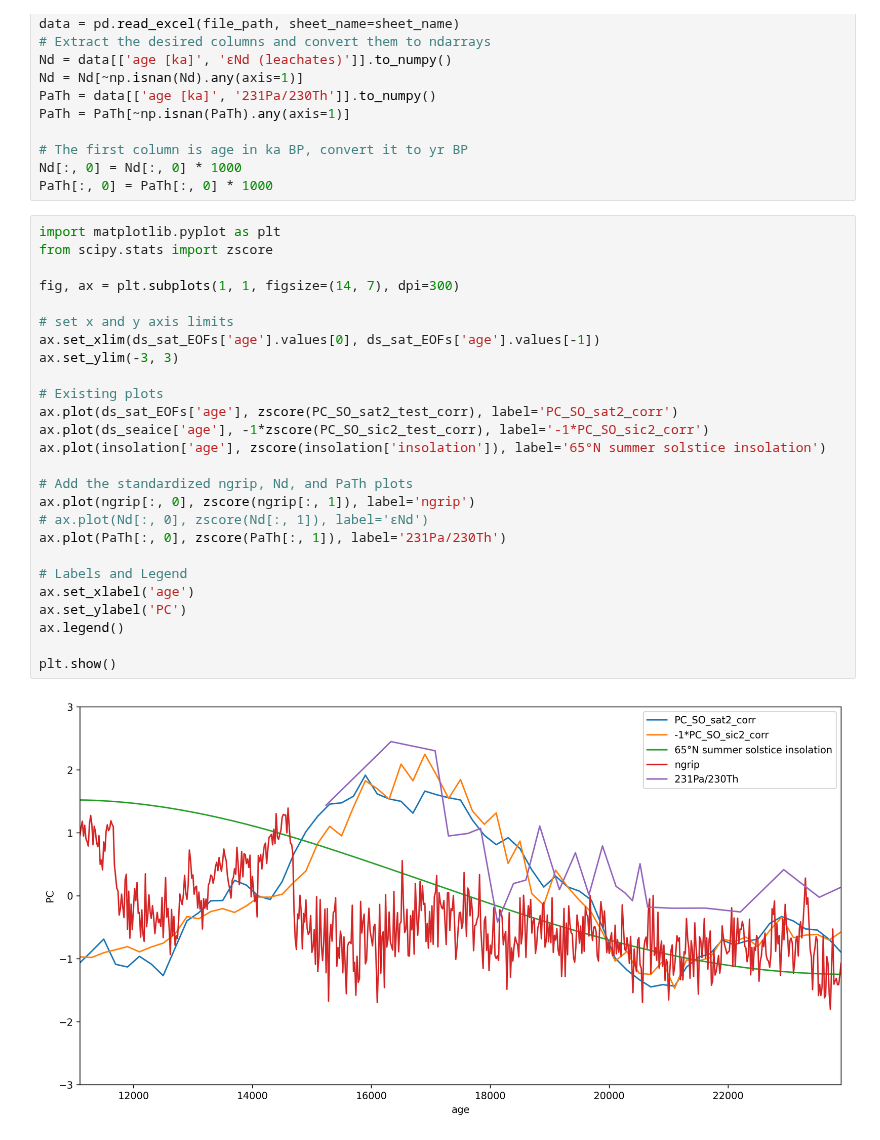
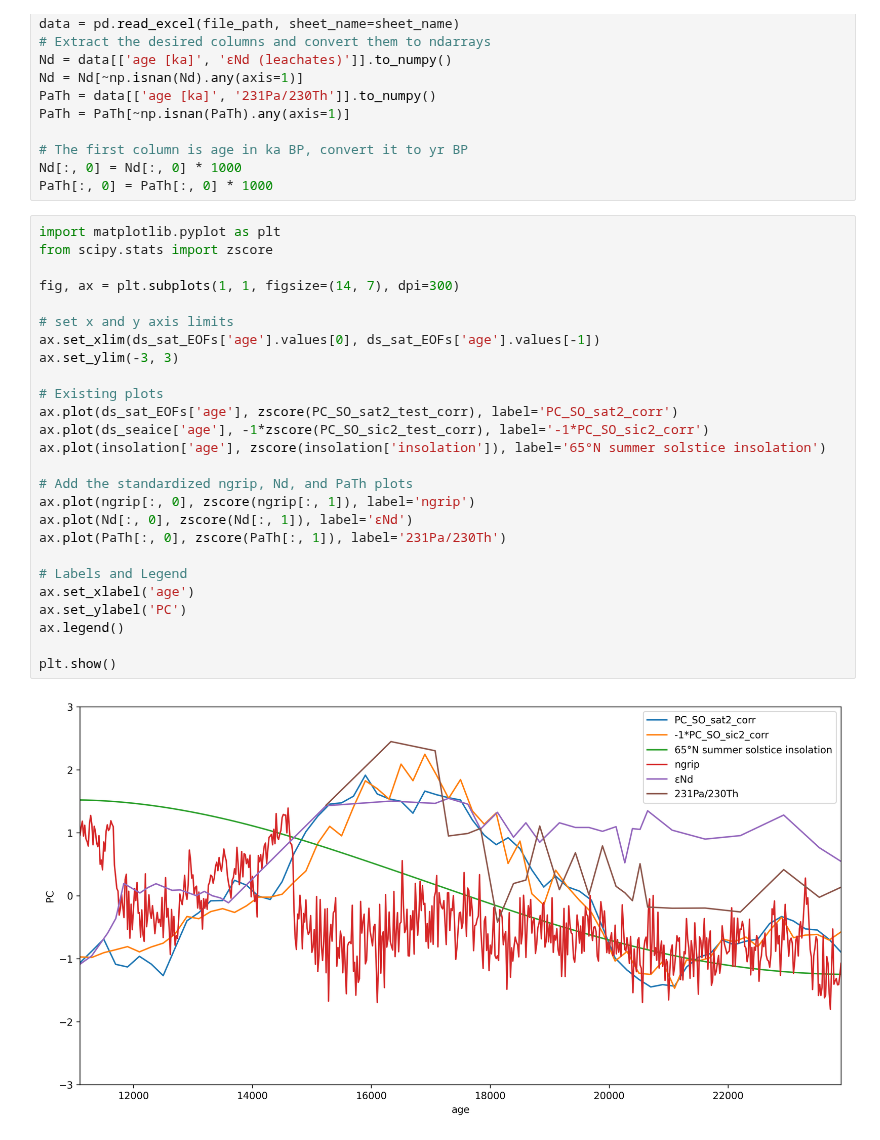
Before and after one commit to Peisong-Zheng/Last_deglaciation, a Jupyter notebook: Compare_PCs_Proxies.ipynb, the cells around one changed output. Saved outputs shown, nothing was run; the diff lists cells and outputs as text.

```diff
--- a/Compare_PCs_Proxies.ipynb
+++ b/Compare_PCs_Proxies.ipynb
@@ -71,28 +71,28 @@ PaTh[:, 0] = PaTh[:, 0] * 1000
 # %%
 import matplotlib.pyplot as plt
 from scipy.stats import zscore
 
 fig, ax = plt.subplots(1, 1, figsize=(14, 7), dpi=300)
 
 # set x and y axis limits
 ax.set_xlim(ds_sat_EOFs['age'].values[0], ds_sat_EOFs['age'].values[-1])
 ax.set_ylim(-3, 3)
 
 # Existing plots
 ax.plot(ds_sat_EOFs['age'], zscore(PC_SO_sat2_test_corr), label='PC_SO_sat2_corr')
 ax.plot(ds_seaice['age'], -1*zscore(PC_SO_sic2_test_corr), label='-1*PC_SO_sic2_corr')
 ax.plot(insolation['age'], zscore(insolation['insolation']), label='65°N summer solstice insolation')
 
 # Add the standardized ngrip, Nd, and PaTh plots
 ax.plot(ngrip[:, 0], zscore(ngrip[:, 1]), label='ngrip')
-# ax.plot(Nd[:, 0], zscore(Nd[:, 1]), label='εNd')
+ax.plot(Nd[:, 0], zscore(Nd[:, 1]), label='εNd')
 ax.plot(PaTh[:, 0], zscore(PaTh[:, 1]), label='231Pa/230Th')
 
 # Labels and Legend
 ax.set_xlabel('age')
 ax.set_ylabel('PC')
 ax.legend()
 
 plt.show()
 # %% [output]
-[figure, old version]
+[figure, new version]
```
Also changed, not shown: 8 other files.
